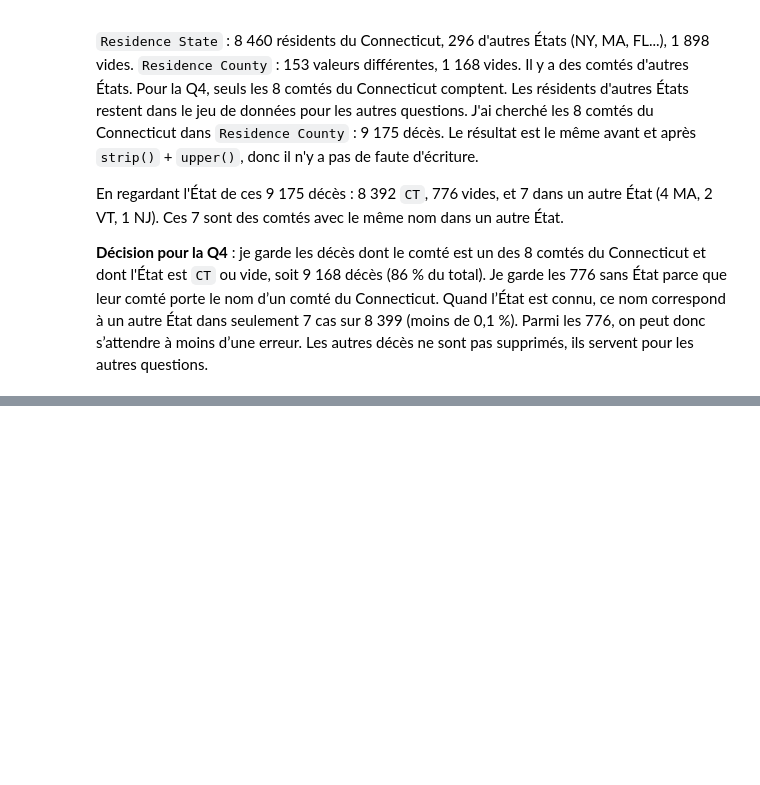
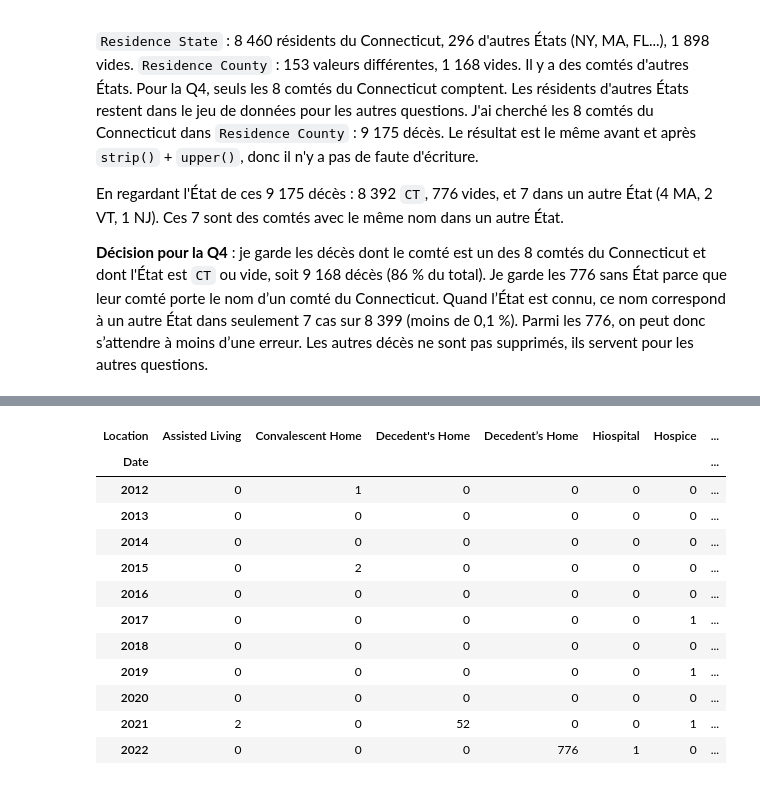
Before and after one commit to NoeChv-n/projet-analyse-overdose, a Jupyter notebook: notebooks/01_exploration.ipynb, the cells around one changed output, grey strips where cells are left out. Saved outputs shown, nothing was run; the diff lists cells and outputs as text; code cells hidden in the pictures; blank space fills up the shorter version.

```diff
--- a/notebooks/01_exploration.ipynb
+++ b/notebooks/01_exploration.ipynb
@@ -312,0 +374,16 @@ Les autres décès ne sont pas supprimés, ils servent pour les autres questions
+# %%
+pd.crosstab(annee_test, deces_brut["Location"])
+# %% [output]
+| Location | Assisted Living | Convalescent Home | Decedent's Home | Decedent’s Home | Hiospital | Hospice | ... |
+| Date |  |  |  |  |  |  | ... |
+| 2012 | 0 | 1 | 0 | 0 | 0 | 0 | ... |
+| 2013 | 0 | 0 | 0 | 0 | 0 | 0 | ... |
+| 2014 | 0 | 0 | 0 | 0 | 0 | 0 | ... |
+| 2015 | 0 | 2 | 0 | 0 | 0 | 0 | ... |
+| 2016 | 0 | 0 | 0 | 0 | 0 | 0 | ... |
+| 2017 | 0 | 0 | 0 | 0 | 0 | 1 | ... |
+| 2018 | 0 | 0 | 0 | 0 | 0 | 0 | ... |
+| 2019 | 0 | 0 | 0 | 0 | 0 | 1 | ... |
+| 2020 | 0 | 0 | 0 | 0 | 0 | 0 | ... |
+| 2021 | 2 | 0 | 52 | 0 | 0 | 1 | ... |
+| 2022 | 0 | 0 | 0 | 776 | 1 | 0 | ... |
```
Also changed, not shown: parts of 11 cells of this notebook, 2 other files.
